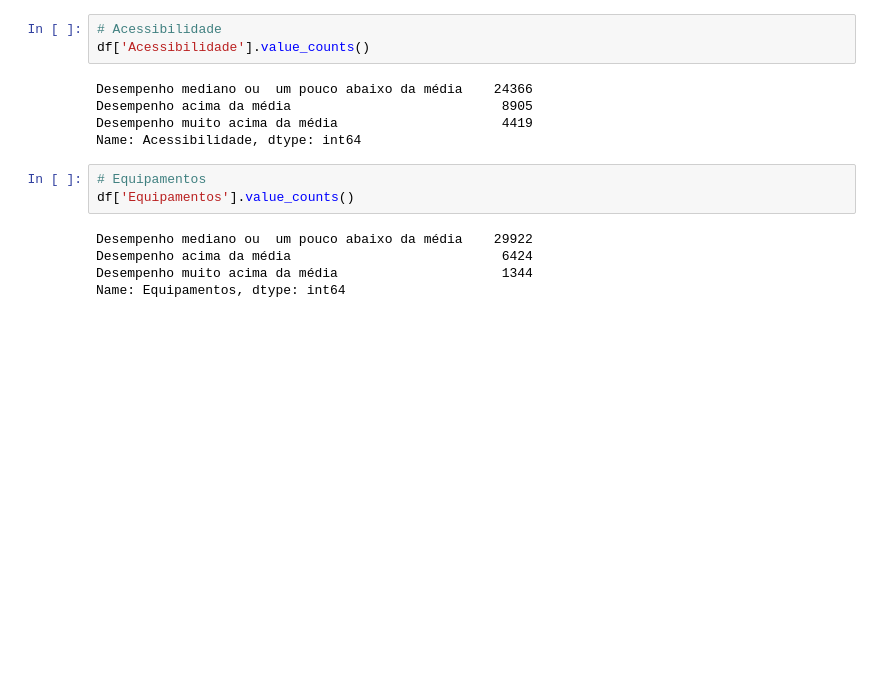
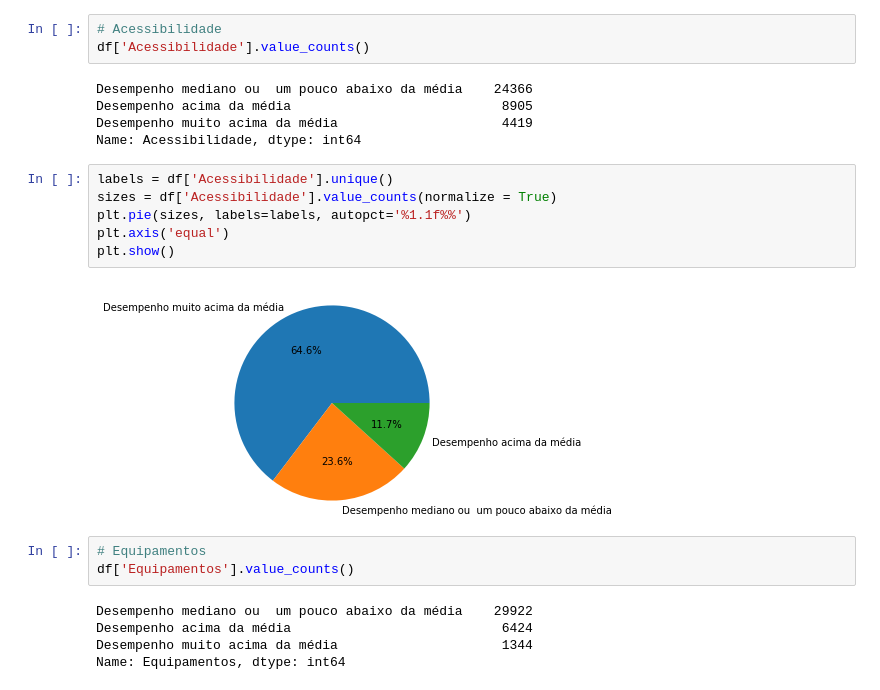
Before and after one commit to marcosvafg/mapa_unidades_saude, a Jupyter notebook: mapa_unidades_saude.ipynb, the cells around one changed output. Drawn from its saved outputs; the diff is of its cells as text; blank space fills up the shorter version.

```diff
--- a/mapa_unidades_saude.ipynb
+++ b/mapa_unidades_saude.ipynb
@@ -84,6 +93,14 @@ Desempenho mediano ou  um pouco abaixo da média    24366
 Desempenho acima da média                           8905
 Desempenho muito acima da média                     4419
 Name: Acessibilidade, dtype: int64
+# %%
+labels = df['Acessibilidade'].unique()
+sizes = df['Acessibilidade'].value_counts(normalize = True)
+plt.pie(sizes, labels=labels, autopct='%1.1f%%')
+plt.axis('equal')
+plt.show()
+# %% [output]
+[figure, added]
 # %%
 # Equipamentos
 df['Equipamentos'].value_counts()
```
Also changed, not shown: parts of 4 cells of this notebook.
